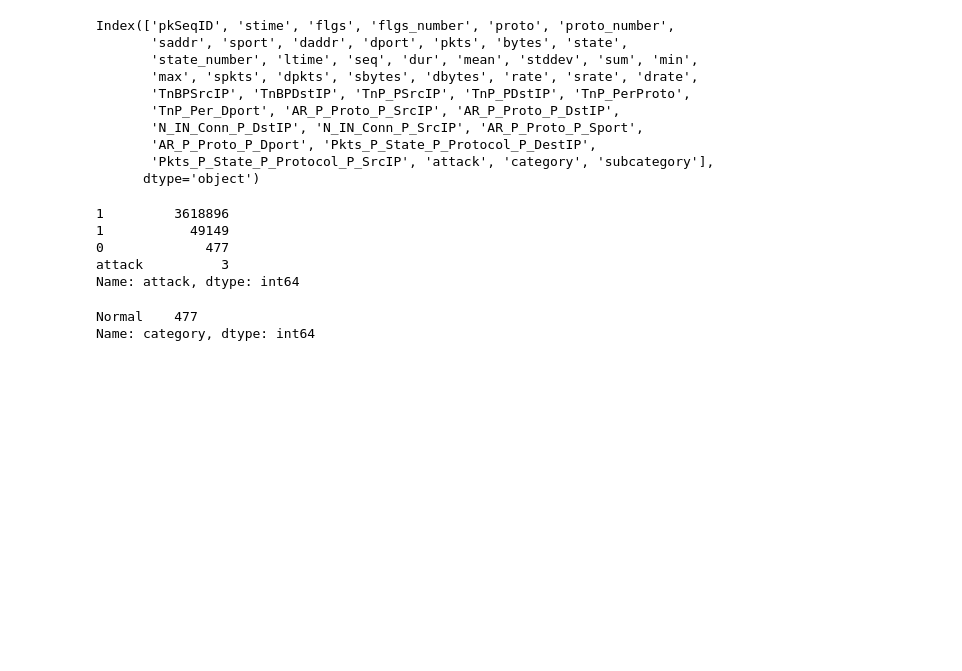
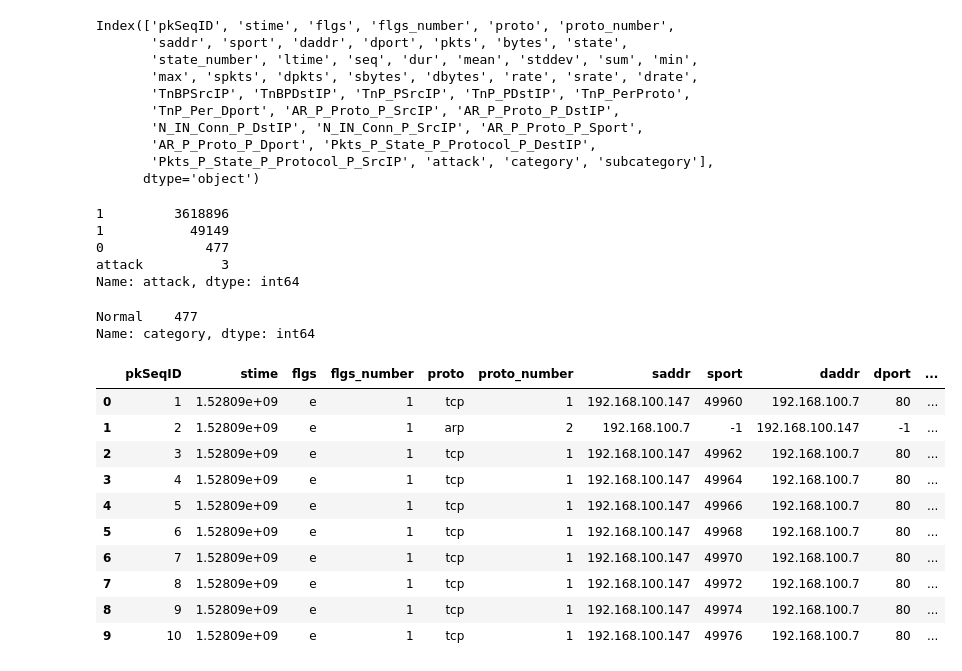
Before and after one commit to Siddharth1698/Analysis-of-DDoS-attack-from-Botnet-devices-using-Machine-Learning-Classifiers, a Jupyter notebook: test_book_collab.ipynb, the cells around one changed output. Drawn from its saved outputs; the diff is of its cells as text; code cells hidden in the pictures; blank space fills up the shorter version.

```diff
--- a/test_book_collab.ipynb
+++ b/test_book_collab.ipynb
@@ -43,3 +43,17 @@ df[df['attack']==0].category.value_counts()
 # %% [output]
 Normal    477
 Name: category, dtype: int64
+# %%
+df.head(10)
+# %% [output]
+|  | pkSeqID | stime | flgs | flgs_number | proto | proto_number | saddr | sport | daddr | dport | ... |
+| 0 | 1 | 1.52809e+09 | e | 1 | tcp | 1 | 192.168.100.147 | 49960 | 192.168.100.7 | 80 | ... |
+| 1 | 2 | 1.52809e+09 | e | 1 | arp | 2 | 192.168.100.7 | -1 | 192.168.100.147 | -1 | ... |
+| 2 | 3 | 1.52809e+09 | e | 1 | tcp | 1 | 192.168.100.147 | 49962 | 192.168.100.7 | 80 | ... |
+| 3 | 4 | 1.52809e+09 | e | 1 | tcp | 1 | 192.168.100.147 | 49964 | 192.168.100.7 | 80 | ... |
+| 4 | 5 | 1.52809e+09 | e | 1 | tcp | 1 | 192.168.100.147 | 49966 | 192.168.100.7 | 80 | ... |
+| 5 | 6 | 1.52809e+09 | e | 1 | tcp | 1 | 192.168.100.147 | 49968 | 192.168.100.7 | 80 | ... |
+| 6 | 7 | 1.52809e+09 | e | 1 | tcp | 1 | 192.168.100.147 | 49970 | 192.168.100.7 | 80 | ... |
+| 7 | 8 | 1.52809e+09 | e | 1 | tcp | 1 | 192.168.100.147 | 49972 | 192.168.100.7 | 80 | ... |
+| 8 | 9 | 1.52809e+09 | e | 1 | tcp | 1 | 192.168.100.147 | 49974 | 192.168.100.7 | 80 | ... |
+| 9 | 10 | 1.52809e+09 | e | 1 | tcp | 1 | 192.168.100.147 | 49976 | 192.168.100.7 | 80 | ... |
```
